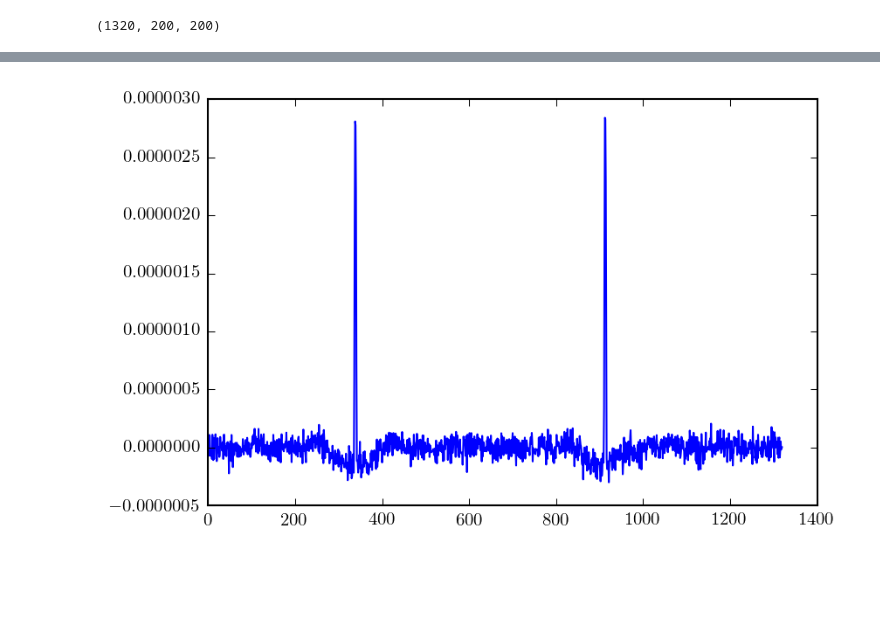
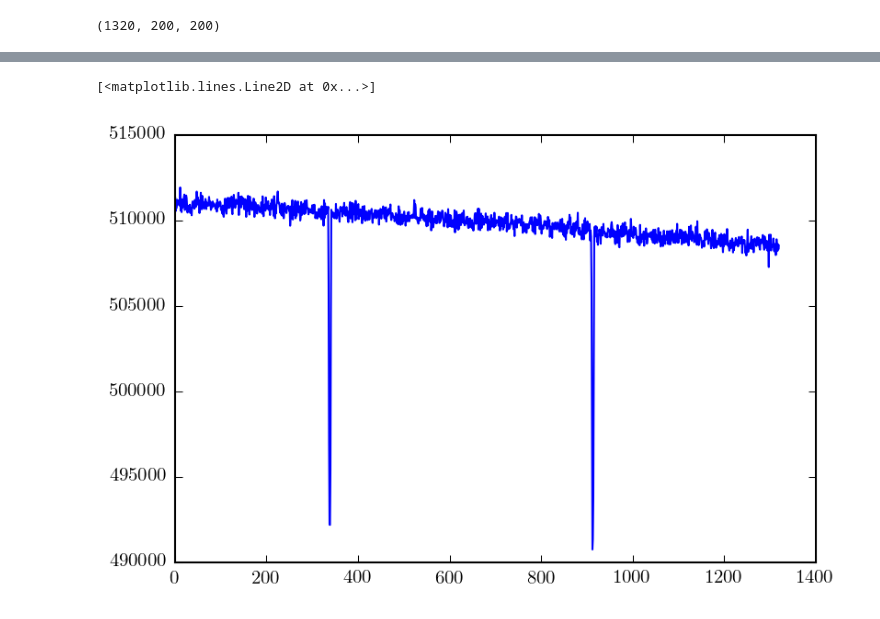
Before and after one commit to dfm/photoica, a Jupyter notebook: tess.ipynb, the cells around one changed output, grey strips where cells are left out. Cells and saved outputs as stored; diff of their text form; code cells hidden in the pictures; blank space fills up the shorter version.

```diff
--- a/tess.ipynb
+++ b/tess.ipynb
@@ -83,7 +64,10 @@ pl.plot(model.components_.T + 2e-6*np.arange(n));
-# %%
-v = model.components_[-14]
-pl.plot(v);
-# %% [output]
-[figure, removed]
+# %%
+v = model.components_[2]
+c = np.dot(v, block0)
+c /= np.sum(c)
+pl.plot(np.sum(c * block0, axis=1))
+# %% [output]
+[<matplotlib.lines.Line2D at 0x...>]
+[figure, added]
 # %%
 pl.figure(figsize=(4, 4))
```
Also changed, not shown: parts of 8 cells of this notebook, 3 other files.
